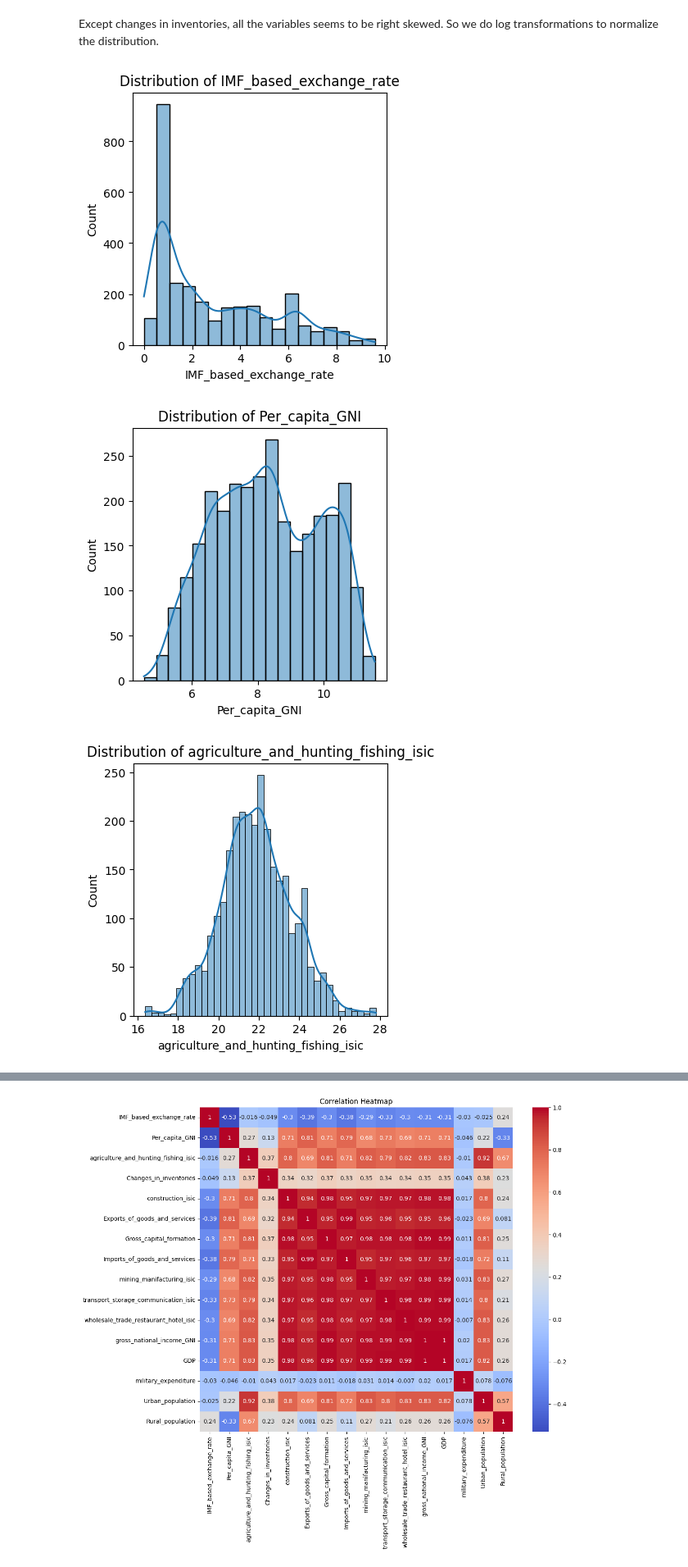
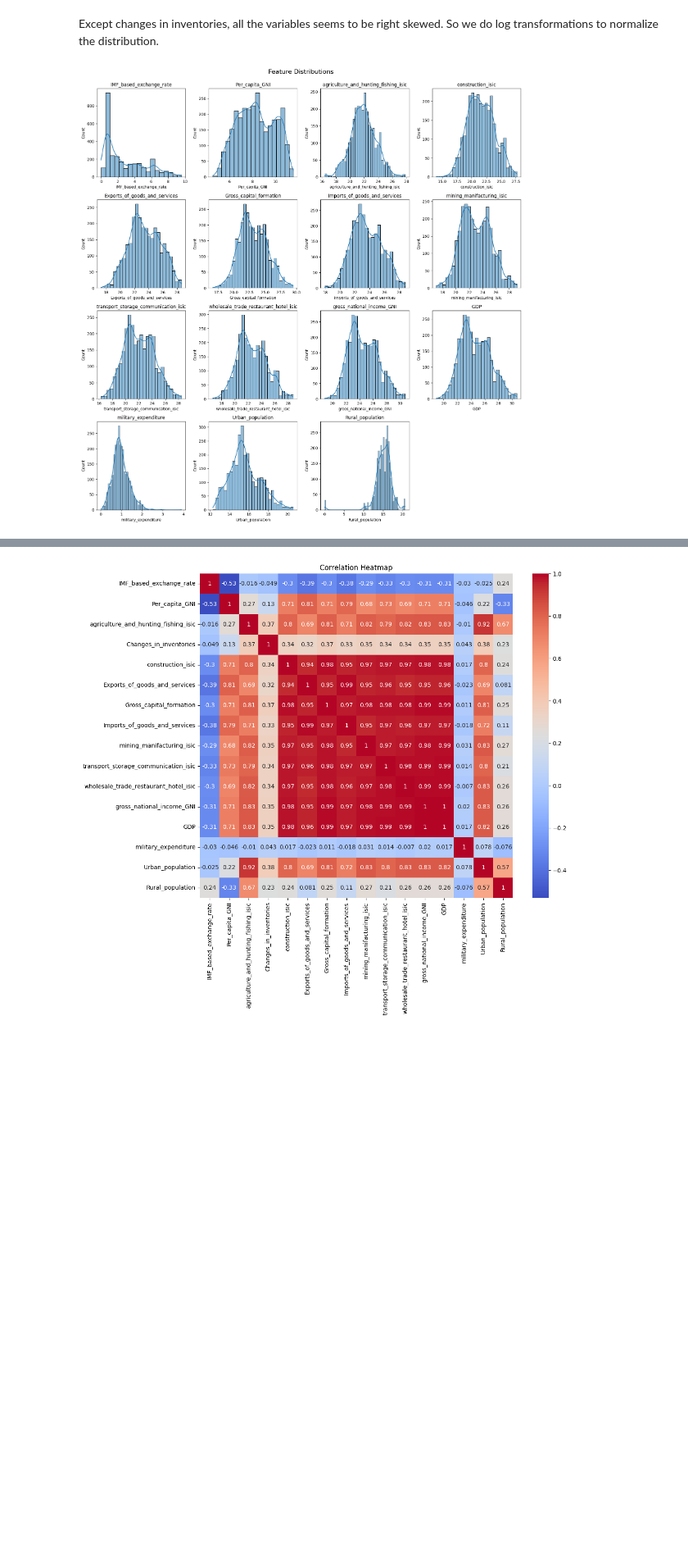
Before and after one commit to irmakoz1/ML1-HSLU, a Jupyter notebook: ML1-Project_Irmak.ipynb, the cells around one changed output, grey strips where cells are left out. Shown at 82% size. Saved outputs shown, nothing was run; the diff lists cells and outputs as text; code cells hidden in the pictures; blank space fills up the shorter version.

```diff
--- a/ML1-Project_Irmak.ipynb
+++ b/ML1-Project_Irmak.ipynb
@@ -68,7 +83,7 @@ With a clean, merged dataset, we performed EDA to understand the distributions o
 **Summary Statistics:** We first examined summary stats for the key indicators. There is wide variability in country economic profiles – e.g. population ranges from microstates under 100k to countries over 1 billion; GDP ranges several orders of magnitude. Economic metrics are highly skewed (a few very large economies drive the upper ranges), which justifies our use of log transforms for analysis. The **ideology distribution** in the data is roughly: 49% leftist, 41% rightist, and 10% centrist (counting each country-year as one observation). This indicates centrist governments are comparatively rare in the dataset, a point to keep in mind for modeling (class imbalance). We also noted potential regional patterns: for example, many Western European and North American entries are coded as center or right, whereas a number of Latin American and African country-years are coded as left (often in the context of socialist or populist leaders in certain periods). These are general trends – we will explore if the data supports them.
 # %%
 
-data = pd.read_csv("new_data_with_count.csv")
+data = pd.read_csv("/processed_data/new_data_with_count.csv")
 data.dropna()
 data.rename(columns={'Gross.National.Income.GNI..in.USD': 'gross_national_income_GNI', 'Military.expenditure....of.GDP.': 'military_expenditure','Gross.Domestic.Product..GDP.': 'GDP'}, inplace=True)
 valid_ideologies = ["leftist", "rightist", "centrist"]
@@ -159,9 +145,19 @@ y = data['leader_ideology']
 # %% [markdown]
 We want to see a Distribution plots for numerical variables
 # %%
-for feature in features:
-    plt.figure(figsize=(4,4))
+
+n_features = len(features)
+n_cols = 4  # Number of columns in the grid
+n_rows = math.ceil(n_features / n_cols)
+
+plt.figure(figsize=(n_cols * 4, n_rows * 4))
+
+for i, feature in enumerate(features, 1):
+    plt.subplot(n_rows, n_cols, i)
     sns.histplot(data[feature], kde=True)
-    plt.title(f'Distribution of {feature}')
-    plt.show()
+    plt.title(f'{feature}')
+    plt.tight_layout()
+
+plt.suptitle("Feature Distributions", y=1.02, fontsize=16)
+plt.show()
 # %% [output]
@@ -189,12 +173,20 @@ df_log = data.copy()
 
 df_log[selected_cols] = np.log1p(df_log[selected_cols])  # or np.log1p() if values may be zero
 # %%
-for feature in features:
-    plt.figure(figsize=(4,4))
-    sns.histplot(df_log[feature], kde=True)
-    plt.title(f'Distribution of {feature}')
-    plt.show()
+
+n_features = len(selected_cols)
+n_cols = 4  # Number of columns in the grid
+n_rows = math.ceil(n_features / n_cols)
+
+plt.figure(figsize=(n_cols * 4, n_rows * 4))
+
+for i, selected_cols in enumerate(selected_cols, 1):
+    plt.subplot(n_rows, n_cols, i)
+    sns.histplot(df_log[selected_cols], kde=True)
+    plt.title(f'{selected_cols}')
+    plt.tight_layout()
+
+plt.suptitle("Feature Distributions after log transform", y=1.02, fontsize=16)
+plt.show()
 # %% [output]
-[figure, old version]
+[figure, new version]
-[figure, removed]
-[figure, removed]
```
Also changed, not shown: parts of 36 cells of this notebook, 15 other files.
